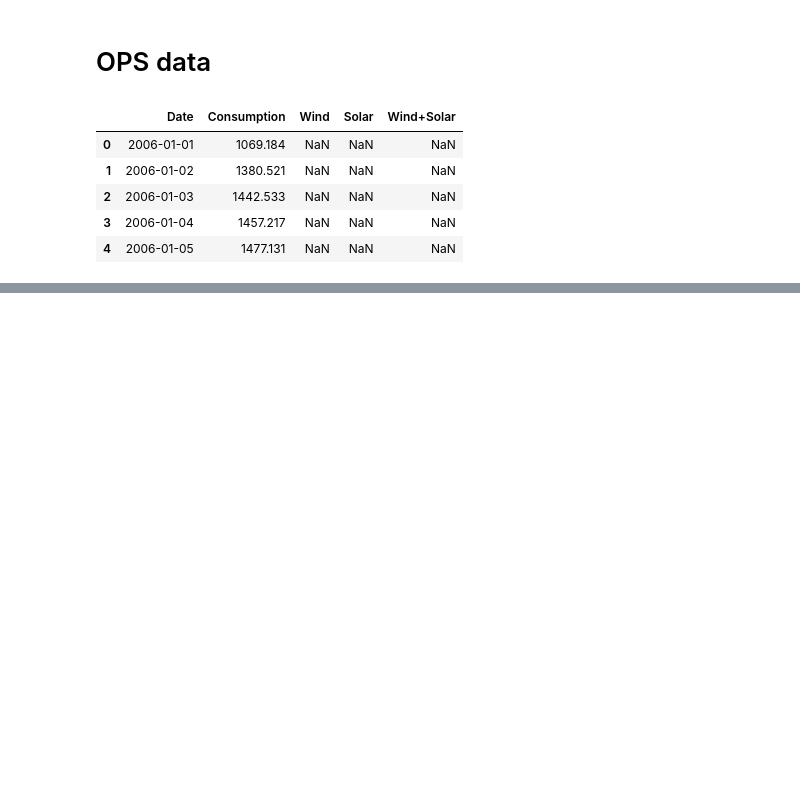
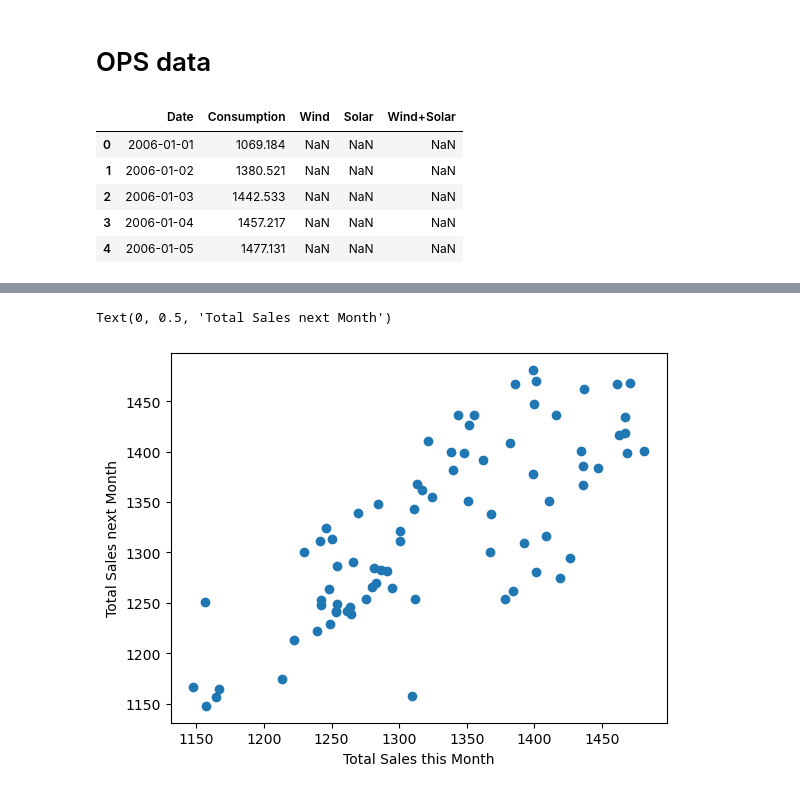
Before and after one commit to carlopdeleon/time-series-exercises, a Jupyter notebook: explore.ipynb, the cells around one changed output, grey strips where cells are left out. Cells and saved outputs as stored; diff of their text form; code cells hidden in the pictures; blank space fills up the shorter version.

```diff
--- a/explore.ipynb
+++ b/explore.ipynb
@@ -240,0 +311,7 @@ ops.head()
+# %%
+plt.scatter(train.consumption.resample('M').mean(), train.consumption.resample('M').mean().shift(-1))
+plt.xlabel('Total Sales this Month')
+plt.ylabel('Total Sales next Month')
+# %% [output]
+Text(0, 0.5, 'Total Sales next Month')
+[figure, added]
```
Also changed, not shown: parts of 8 cells of this notebook.
